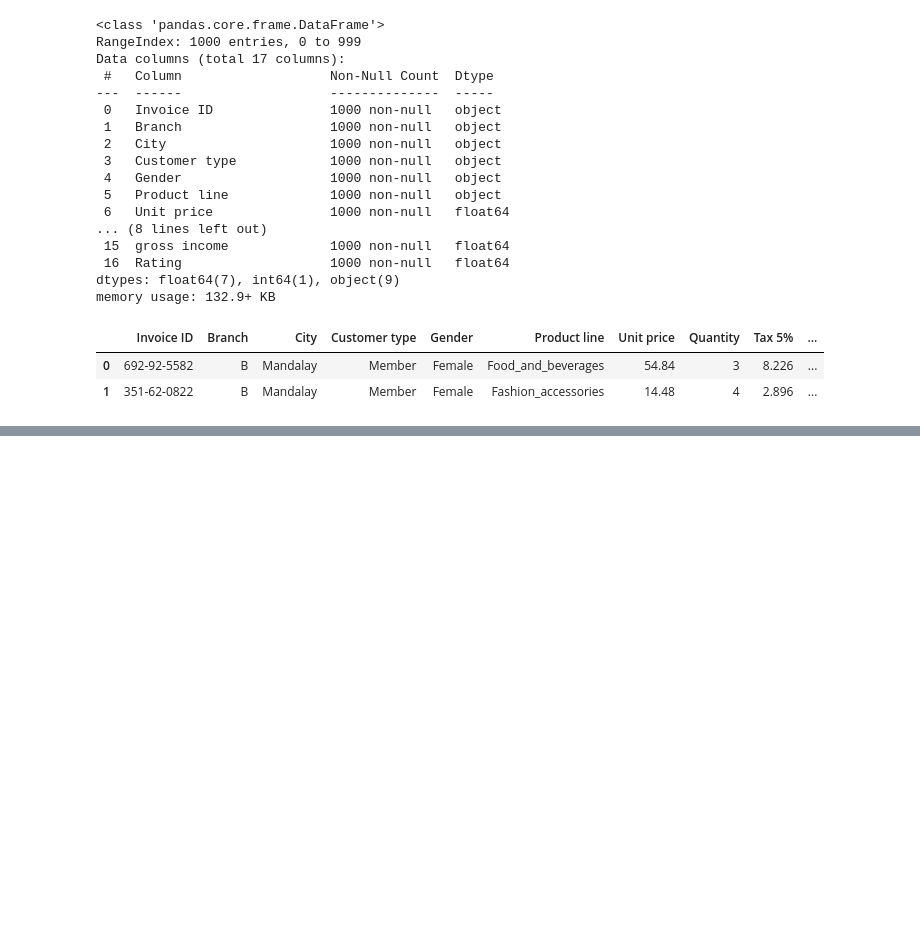
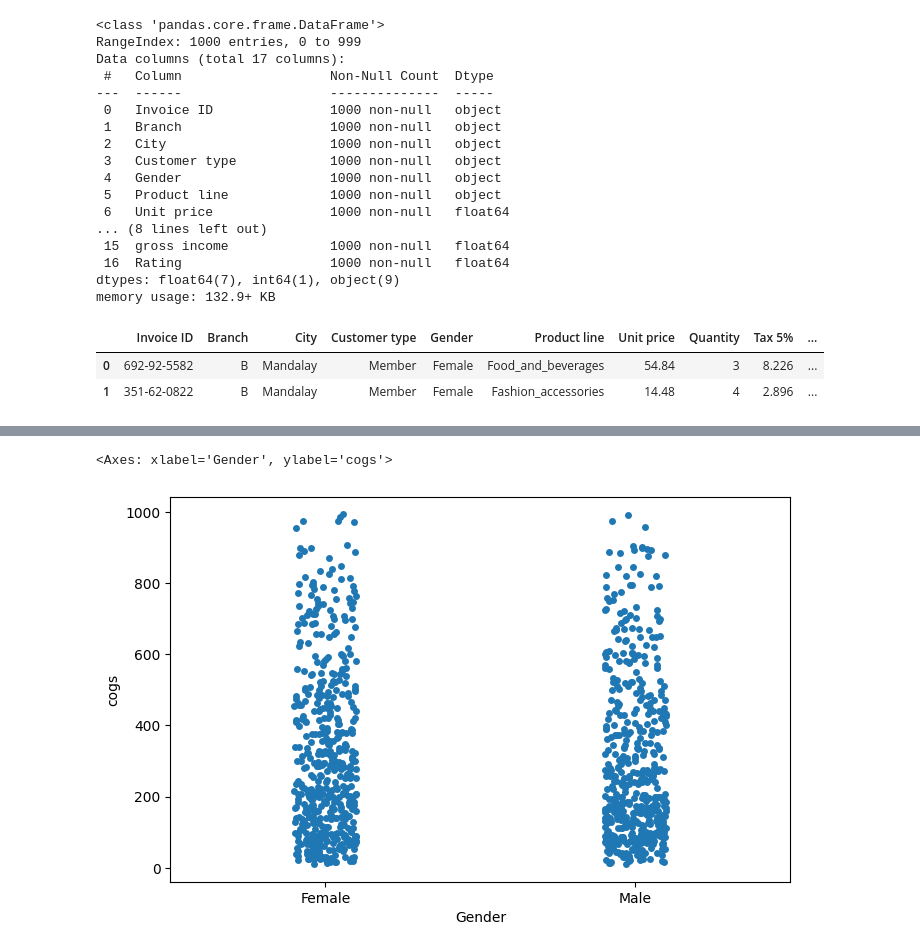
Before and after one commit to satishsinha/Python-Seaborn, a Jupyter notebook: Strip Plot.ipynb, the cells around one changed output, grey strips where cells are left out. Saved outputs shown, nothing was run; the diff lists cells and outputs as text; code cells hidden in the pictures; blank space fills up the shorter version.

```diff
--- a/Strip Plot.ipynb
+++ b/Strip Plot.ipynb
@@ -36,0 +44,7 @@ data.head(2)
+# %%
+## create a basic Strip Plot
+plt.figure(figsize=(8, 5))
+sns.stripplot(x='Gender', y='cogs',data=data)
+# %% [output]
+<Axes: xlabel='Gender', ylabel='cogs'>
+[figure, added]
```
Also changed, not shown: parts of 9 cells of this notebook, 1 other file.
